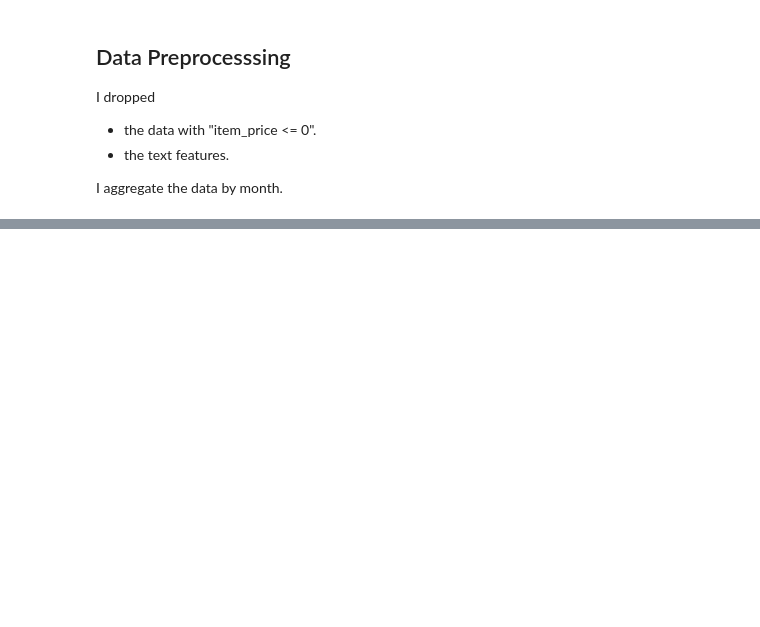
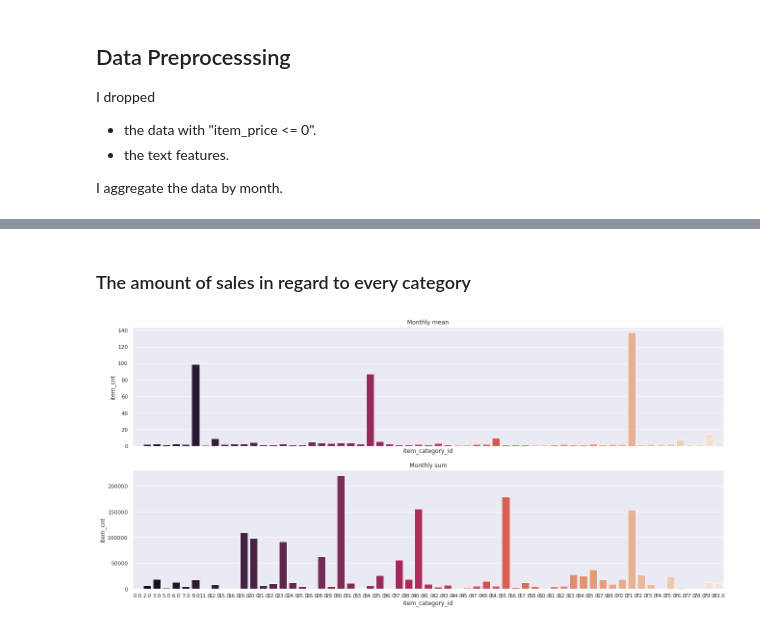
Before and after one commit to ShuichiroTsuda/Kaggle_Predict_Future_Sales, a Jupyter notebook: Predict_Future_Sales.ipynb, the cells around one changed output, grey strips where cells are left out. Cells and saved outputs as stored; diff of their text form; code cells hidden in the pictures; blank space fills up the shorter version.

```diff
--- a/Predict_Future_Sales.ipynb
+++ b/Predict_Future_Sales.ipynb
@@ -206,0 +260,9 @@ train_monthly.fillna(0, inplace=True)
+# %% [markdown]
+### The amount of sales in regard to every category
+# %%
+f, axes = plt.subplots(2, 1, figsize=(22, 10), sharex=True)
+sns.barplot(x="item_category_id", y="item_cnt", data=gp_category_mean, ax=axes[0], palette="rocket").set_title("Monthly mean")
+sns.barplot(x="item_category_id", y="item_cnt", data=gp_category_sum, ax=axes[1], palette="rocket").set_title("Monthly sum")
+plt.show()
+# %% [output]
+[figure, added]
```
Also changed, not shown: parts of 17 cells of this notebook.
